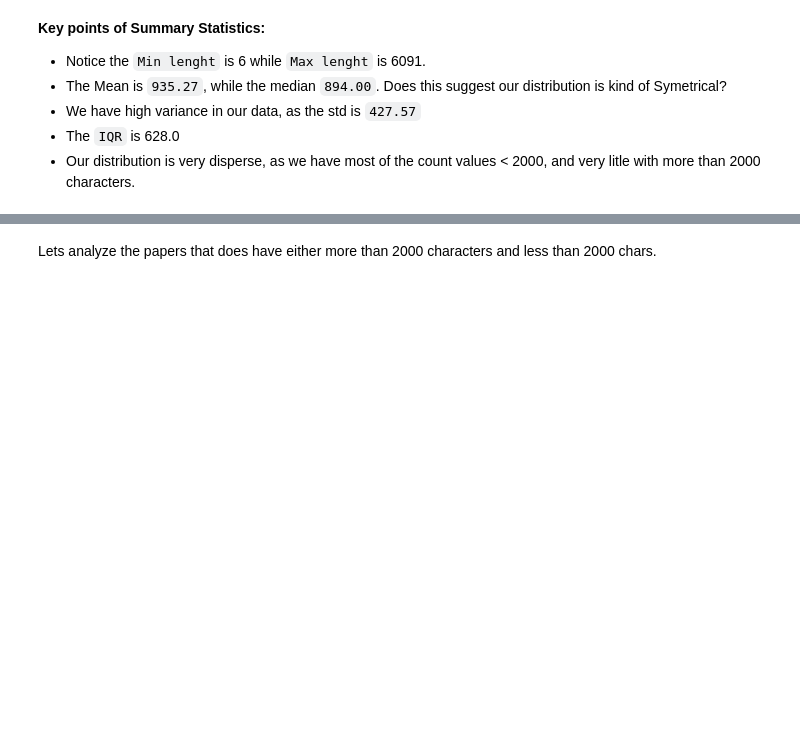
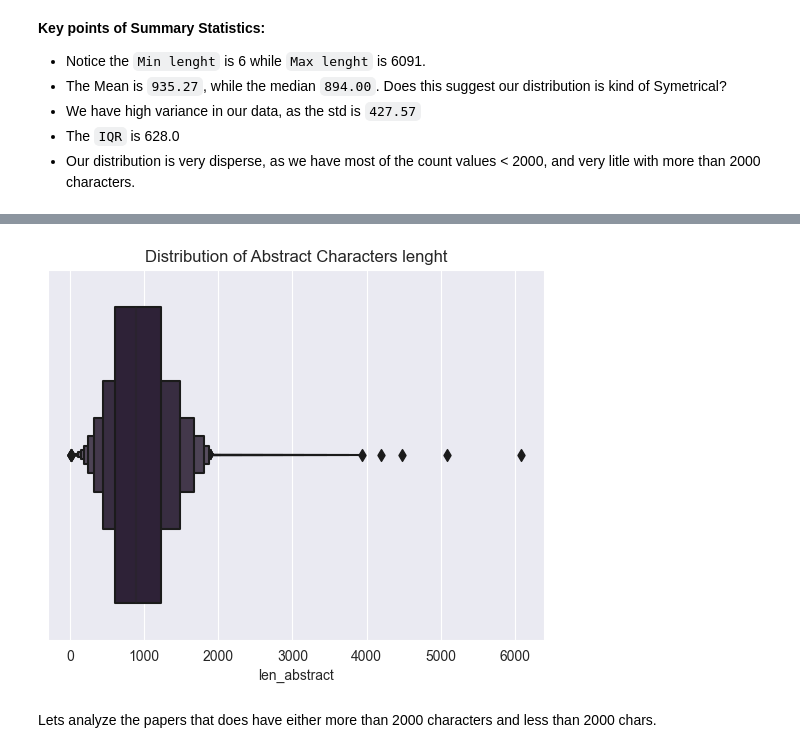
Before and after one commit to LewisPons/arxiv-paper-recommender-system, a Jupyter notebook: notebooks/eda.ipynb, the cells around one changed output, grey strips where cells are left out. Cells and saved outputs as stored; diff of their text form; code cells hidden in the pictures; blank space fills up the shorter version.

```diff
--- a/notebooks/eda.ipynb
+++ b/notebooks/eda.ipynb
@@ -303,3 +373,9 @@ creating_box_hist(column='len_abstract', df=df_raw, plot_title='Distribution of
+# %%
+sns.boxenplot(x=df_raw['len_abstract'])
+plt.title("Distribution of Abstract Characters lenght")
+plt.show()
+# %% [output]
+[figure, added]
 # %% [markdown]
 Lets analyze the papers that does have either more than 2000 characters and less than 2000 chars.
 # %%
```
Also changed, not shown: parts of 33 cells of this notebook, 18 other files.
